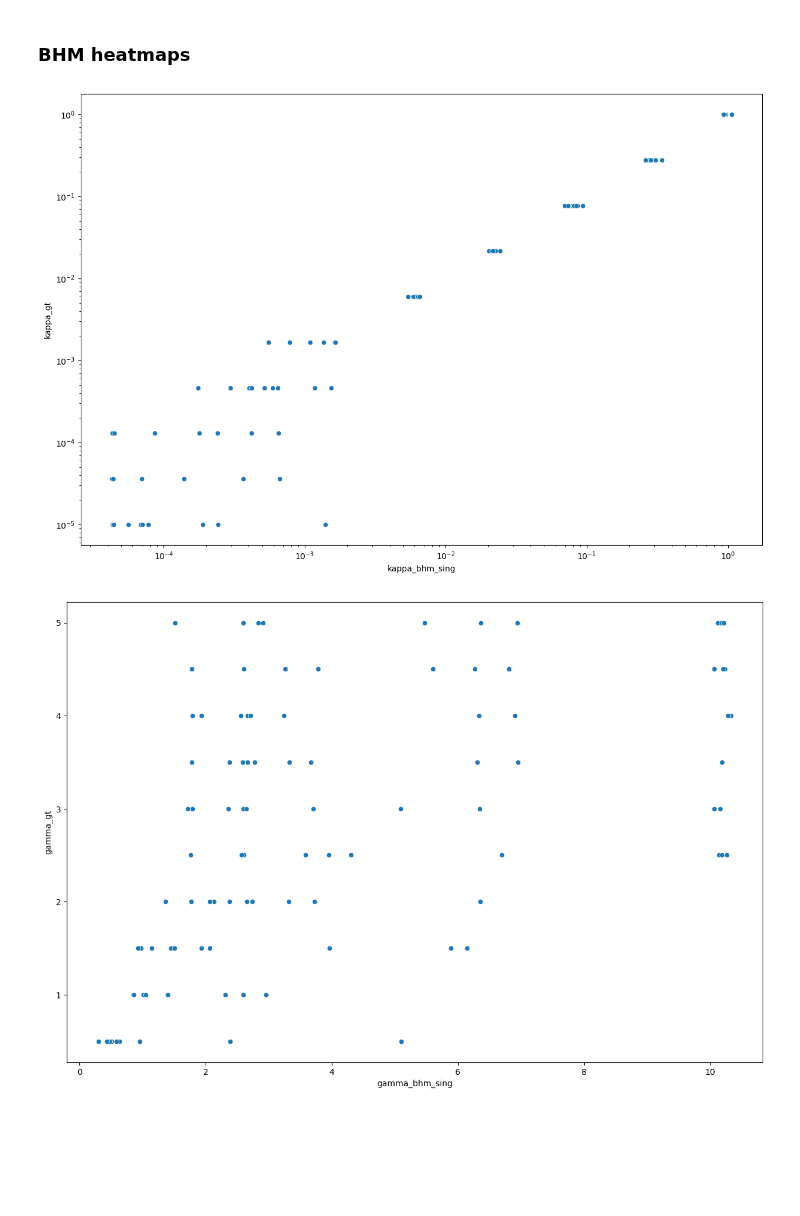
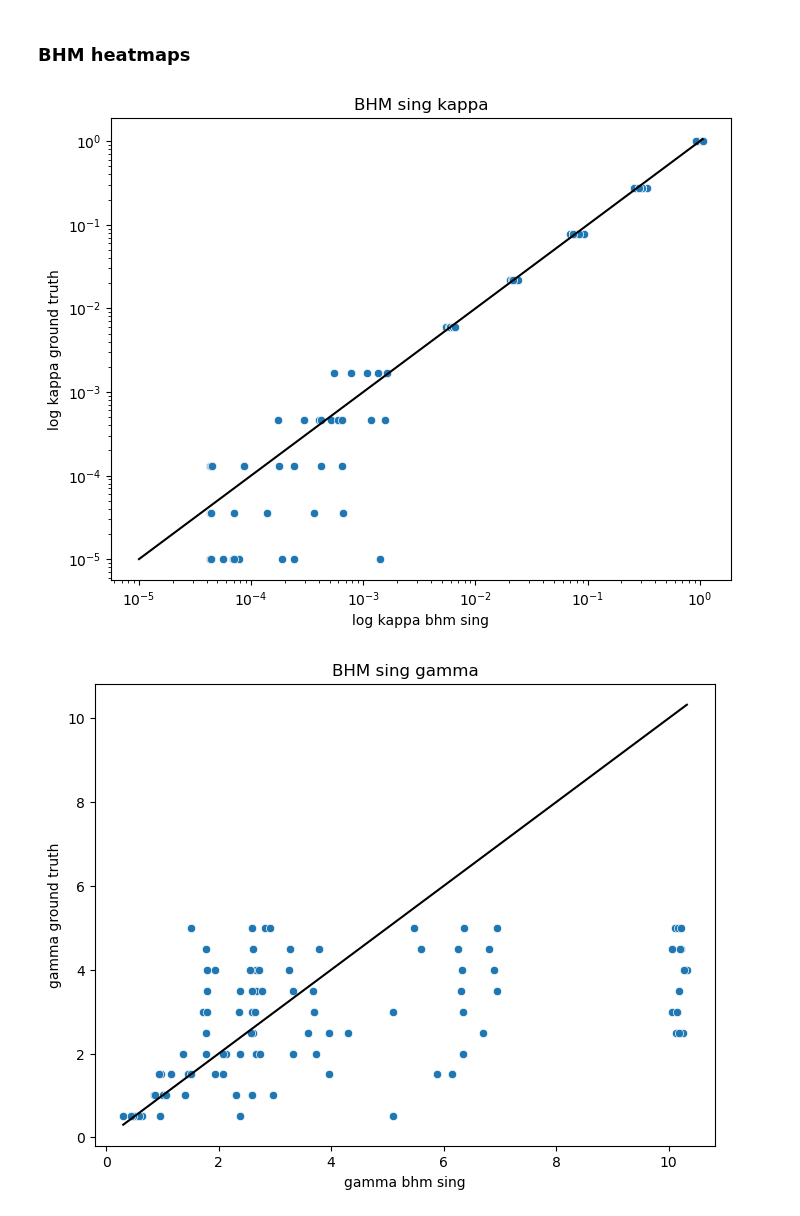
Before and after one commit to CDN-Lab/BH_model, a Jupyter notebook: pr_summary.ipynb, the cells around one changed output. Saved outputs shown, nothing was run; the diff lists cells and outputs as text; code cells hidden in the pictures; blank space fills up the shorter version.

Commit message:
incorporated scatter plot function

```diff
--- a/pr_summary.ipynb
+++ b/pr_summary.ipynb
@@ -65,21 +65,43 @@ def scatter_plot(df,model='bhm',type='sing'):
     for v in ['kappa','gamma']:
         gt_col = '{}_gt'.format(v)
         model_col = '{}_{}_{}'.format(v,model,type)
+        xlabel = '{} {} {}'.format(v,model,type)
+        ylabel = '{} ground truth'.format(v)
+        title = '{} {} {}'.format(model.upper(),type,v)
+        fig_fn = 'simul/img/scatter/{}_{}_{}.png'.format(v,model,type)
         if len(type)==0:
             model_col = '{}_{}'.format(v,model)
+            xlabel = '{} {}'.format(model,v)
+            title = '{} {}'.format(model.upper(),v)
+            fig_fn = 'simul/img/scatter/{}_{}.png'.format(v,model)
 
-        fig,ax = plt.subplots(figsize=(15,10))
+        fig,ax = plt.subplots(figsize=(8,6))
         s=sns.scatterplot(data=df,x=model_col,y=gt_col,ax=ax)
+
+        min_val = np.min([np.min(df[model_col]),np.min(df[gt_col])])
+        max_val = np.max([np.max(df[model_col]),np.max(df[gt_col])])
+        plt.plot([min_val, max_val],[min_val, max_val],'k-')
+
         if 'kappa' in v:
             plt.xscale('log')
             plt.yscale('log')
-        #s.set(xlabel='gamma', ylabel='log kappa')
-        #ax.set_title('{} {} {} {}'.format(err,model.upper(),type,v))
-        # fig.savefig(fig_fn)
+            xlabel = 'log {}'.format(xlabel)
+            ylabel = 'log {}'.format(ylabel)
+        s.set(xlabel=xlabel, ylabel=ylabel)
+        ax.set_title(title)
+        fig.savefig(fig_fn)
 # %%
 bhm_df = get_bhm_df()
+# heatmap_save(bhm_df,model='bhm',type='sing')
+# heatmap_save(bhm_df,model='bhm',type='agg')
+mle_df = get_mle_df(bhm_df)
+# heatmap_save(mle_df,model='mle',type='')
+# mle_df
+
+
 scatter_plot(bhm_df,model='bhm',type='sing')
 scatter_plot(bhm_df,model='bhm',type='agg')
+scatter_plot(mle_df,model='mle',type='')
 # %% [output]
-[figure, old version]
+[figure, new version]
-[figure, old version]
+[figure, new version]
```
Also changed, not shown: parts of 3 cells of this notebook.
